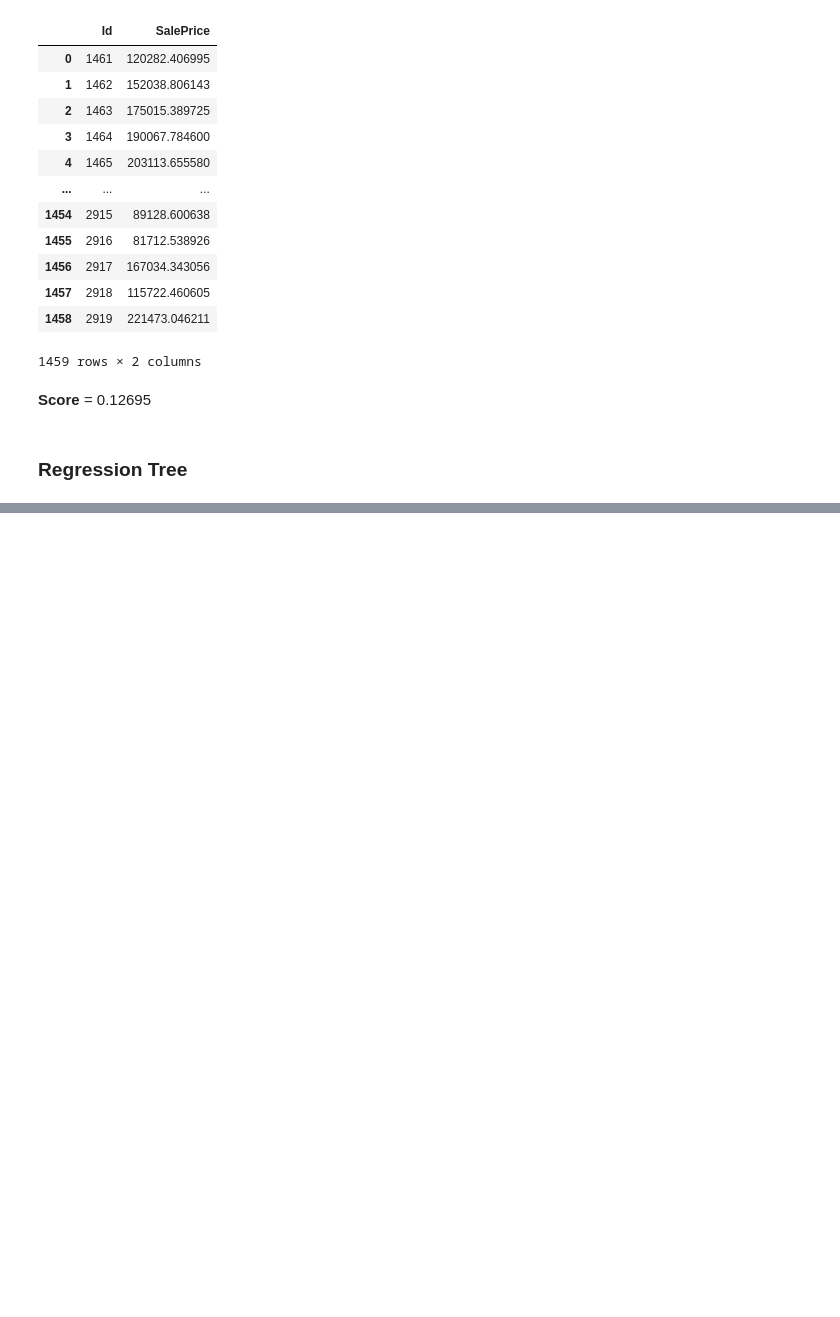
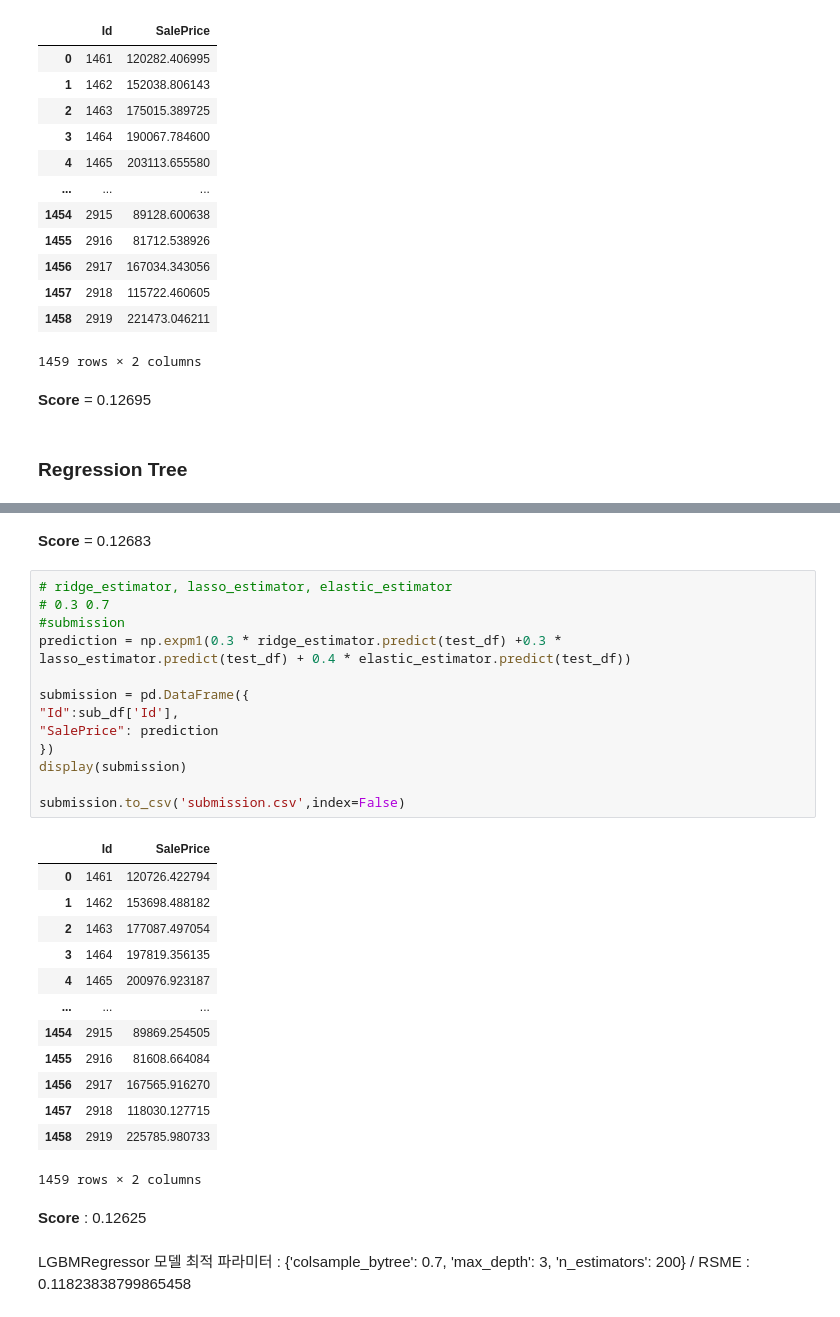
Before and after one commit to JeongHun01/Kaggle, a Jupyter notebook: House_prices/Attempt/Training.ipynb, the cells around one changed output, grey strips where cells are left out. Cells and saved outputs as stored; diff of their text form; blank space fills up the shorter version.

```diff
--- a/House_prices/Attempt/Training.ipynb
+++ b/House_prices/Attempt/Training.ipynb
@@ -420,0 +477,33 @@ print("LGBMRegressor 모델 최적 파라미터 :", lgb_grid.best_params_, " / R
+# %% [markdown]
+**Score** = 0.12683
+# %%
+# ridge_estimator, lasso_estimator, elastic_estimator
+# 0.3 0.7
+#submission
+prediction = np.expm1(0.3 * ridge_estimator.predict(test_df) +0.3 * lasso_estimator.predict(test_df) + 0.4 * elastic_estimator.predict(test_df))
+
+submission = pd.DataFrame({
+"Id":sub_df['Id'],
+"SalePrice": prediction
+})
+display(submission)
+
+submission.to_csv('submission.csv',index=False)
+# %% [output]
+|  | Id | SalePrice |
+| 0 | 1461 | 120726.422794 |
+| 1 | 1462 | 153698.488182 |
+| 2 | 1463 | 177087.497054 |
+| 3 | 1464 | 197819.356135 |
+| 4 | 1465 | 200976.923187 |
+| ... | ... | ... |
+| 1454 | 2915 | 89869.254505 |
+| 1455 | 2916 | 81608.664084 |
+| 1456 | 2917 | 167565.916270 |
+| 1457 | 2918 | 118030.127715 |
+| 1458 | 2919 | 225785.980733 |
+1459 rows × 2 columns
+# %% [markdown]
+**Score** : 0.12625
+# %% [markdown]
+LGBMRegressor 모델 최적 파라미터 : {'colsample_bytree': 0.7, 'max_depth': 3, 'n_estimators': 200}  / RSME : 0.11823838799865458
```
Also changed, not shown: parts of 15 cells of this notebook.
